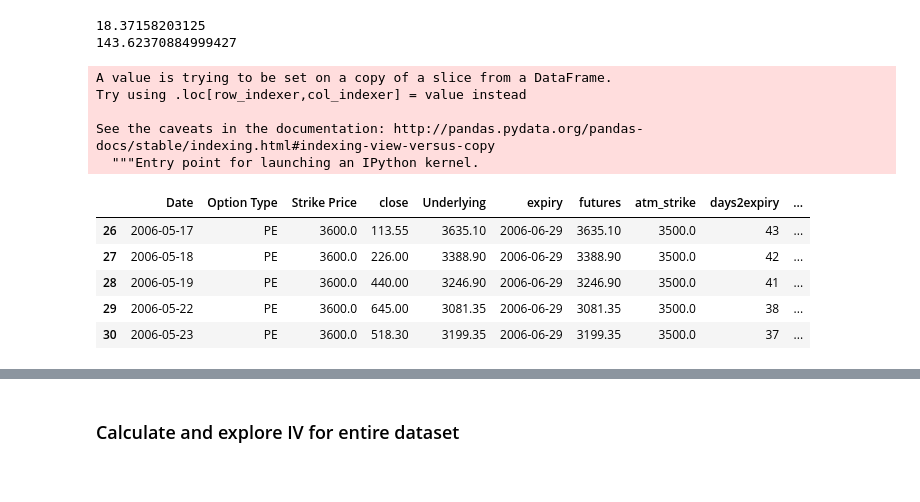
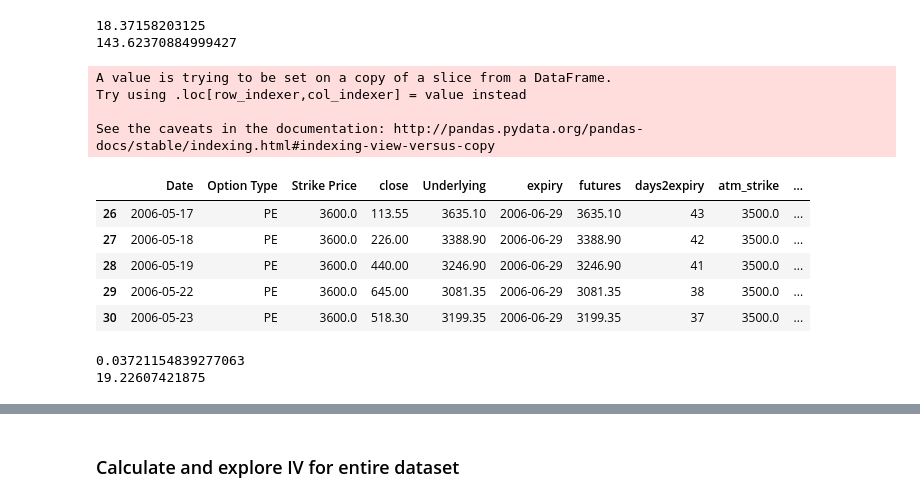
Before and after one commit to gurdeep101/fattailgain, a Jupyter notebook: nifty_option_eda/code/nse_option_eda.ipynb, the cells around one changed output, grey strips where cells are left out. Drawn from its saved outputs; the diff is of its cells as text; code cells hidden in the pictures.

```diff
--- a/nifty_option_eda/code/nse_option_eda.ipynb
+++ b/nifty_option_eda/code/nse_option_eda.ipynb
@@ -161,7 +161,15 @@ option2['Expiry'].equals(option2.expiry)
 True
 # %%
 # drop and rename columns
+
 option2.drop('Expiry', axis = 1, inplace = True)
 option2.rename(columns = {'Close_y' : 'futures', 'Close_x' : 'close'}, inplace = True)
-option2.head(3)
+
+# add column for ATM strike price and days to expiry
+option2['days2expiry'] = (option2.expiry - option2.Date).dt.days
+
+atm_strike = round(option2.loc[0,'Underlying']/100)*100
+option2['atm_strike'] = atm_strike
+
+option2.tail(3)
 # %% [output]
@@ -179,6 +187,9 @@ https://github.com/OptionsnPython/Option-strategies-backtesting-in-Python/blob/m
 * Underlying price - Nifty in this case
 # %%
 # calculate IV for single option; create test dataframe
-test = option2.loc[:30,:]
-test.head(3)
+test_put = option2.loc[:30,:]
+print(test_put.shape)
+print(test_put.dtypes)
+print(test_put['Option Type'].value_counts())
+test_put.head(3)
 # %% [output]
@@ -284,17 +285,26 @@ def put_iv(df):
         return np.nan
 # %%
 # test the function on sample; apply to larger if it works
-test['put_iv'] = test.apply(put_iv, axis = 1)
-test.tail()
+test_put['put_iv'] = test_put.apply(put_iv, axis = 1)
+test_put.tail()
 # %% [output]
 A value is trying to be set on a copy of a slice from a DataFrame.
 Try using .loc[row_indexer,col_indexer] = value instead
 
 See the caveats in the documentation: http://pandas.pydata.org/pandas-docs/stable/indexing.html#indexing-view-versus-copy
-  """Entry point for launching an IPython kernel.
-|  | Date | Option Type | Strike Price | close | Underlying | expiry | futures | atm_strike | days2expiry | ... |
-| 26 | 2006-05-17 | PE | 3600.0 | 113.55 | 3635.10 | 2006-06-29 | 3635.10 | 3500.0 | 43 | ... |
-| 27 | 2006-05-18 | PE | 3600.0 | 226.00 | 3388.90 | 2006-06-29 | 3388.90 | 3500.0 | 42 | ... |
-| 28 | 2006-05-19 | PE | 3600.0 | 440.00 | 3246.90 | 2006-06-29 | 3246.90 | 3500.0 | 41 | ... |
-| 29 | 2006-05-22 | PE | 3600.0 | 645.00 | 3081.35 | 2006-06-29 | 3081.35 | 3500.0 | 38 | ... |
-| 30 | 2006-05-23 | PE | 3600.0 | 518.30 | 3199.35 | 2006-06-29 | 3199.35 | 3500.0 | 37 | ... |
+|  | Date | Option Type | Strike Price | close | Underlying | expiry | futures | days2expiry | atm_strike | ... |
+| 26 | 2006-05-17 | PE | 3600.0 | 113.55 | 3635.10 | 2006-06-29 | 3635.10 | 43 | 3500.0 | ... |
+| 27 | 2006-05-18 | PE | 3600.0 | 226.00 | 3388.90 | 2006-06-29 | 3388.90 | 42 | 3500.0 | ... |
+| 28 | 2006-05-19 | PE | 3600.0 | 440.00 | 3246.90 | 2006-06-29 | 3246.90 | 41 | 3500.0 | ... |
+| 29 | 2006-05-22 | PE | 3600.0 | 645.00 | 3081.35 | 2006-06-29 | 3081.35 | 38 | 3500.0 | ... |
+| 30 | 2006-05-23 | PE | 3600.0 | 518.30 | 3199.35 | 2006-06-29 | 3199.35 | 37 | 3500.0 | ... |
+# %%
+        # underlying, strike, interest rate, days2expiry
+call_price = mibian.BS([1.4565, 1.45, 1, 30], volatility = 20).callPrice
+print(call_price)
+
+call_iv = mibian.BS([1.4565, 1.45, 1, 30], callPrice = 0.0359).impliedVolatility
+print(call_iv)
+# %% [output]
+0.03721154839277063
+19.22607421875
```
Also changed, not shown: parts of 15 cells of this notebook.
